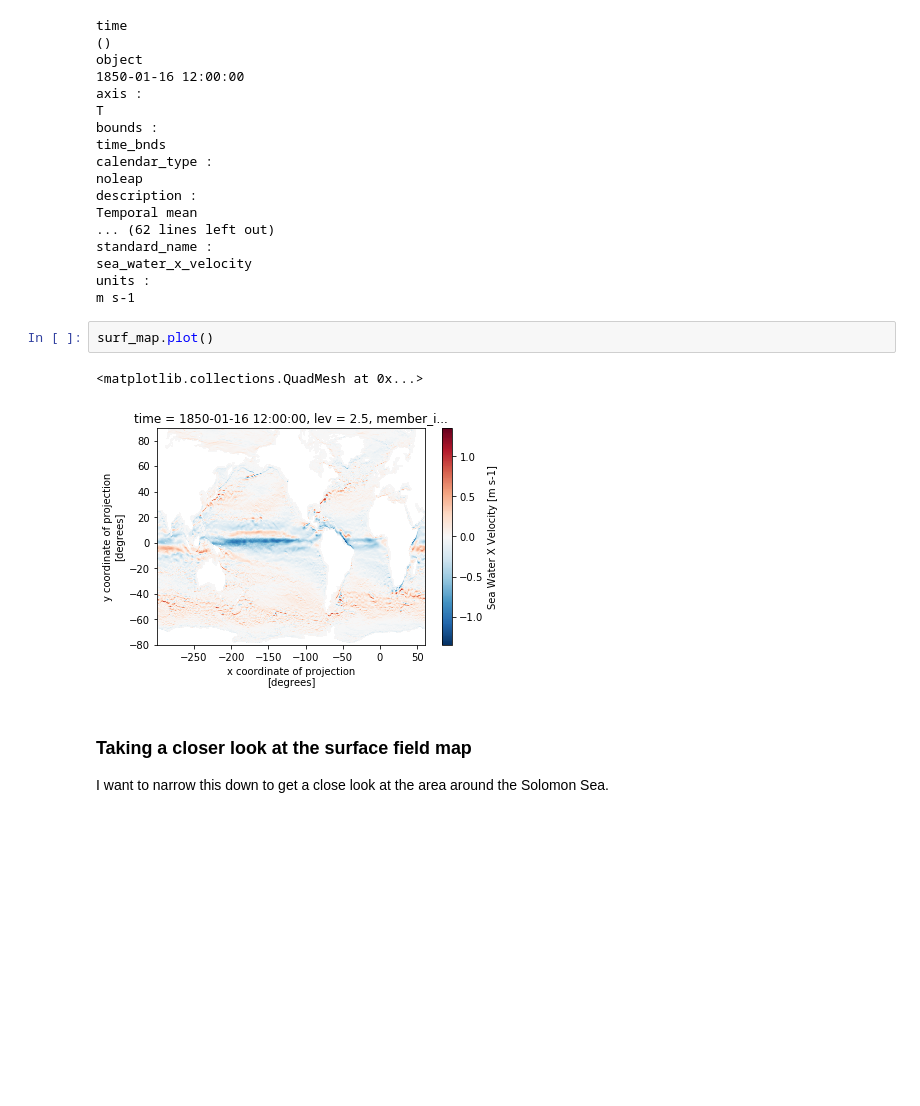
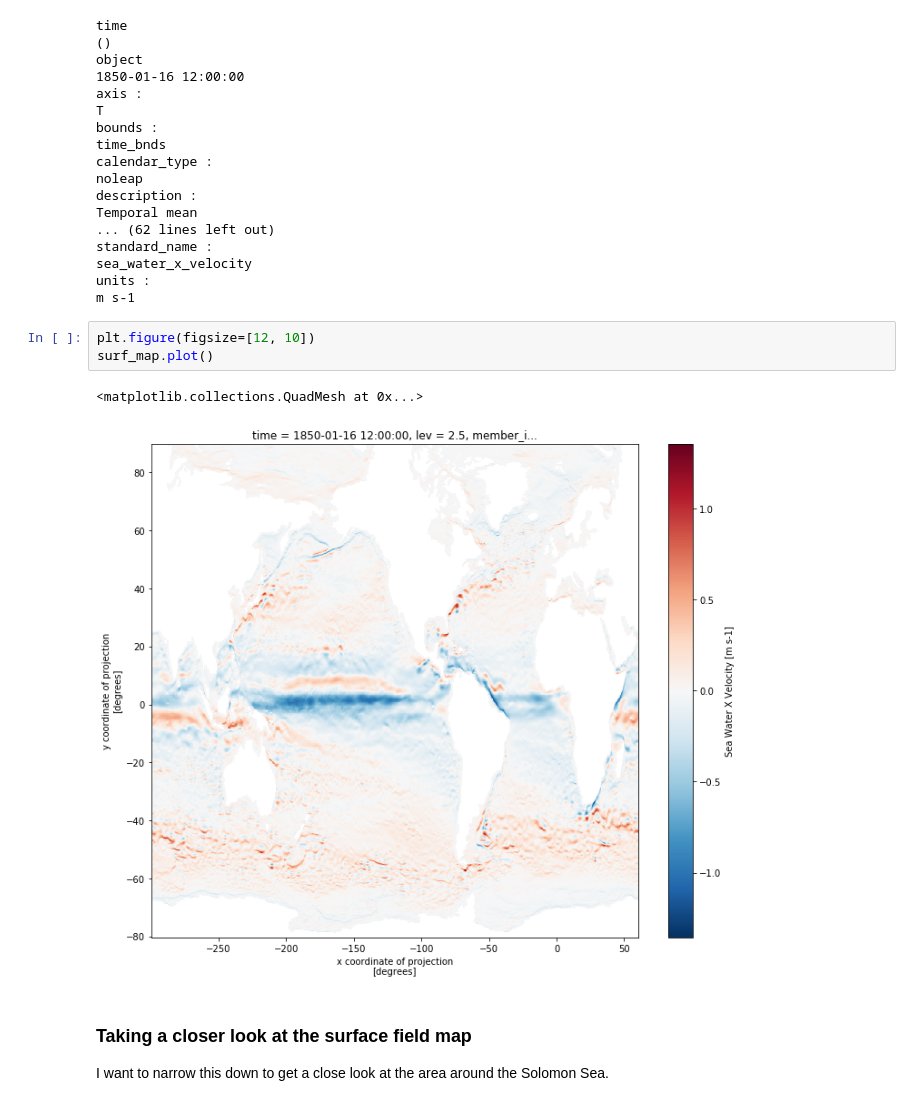
Before and after one commit to disandroa/Example-Notebooks, a Jupyter notebook: Initial Calculations/cm4_vo_plot.ipynb, the cells around one changed output. Saved outputs shown, nothing was run; the diff lists cells and outputs as text; blank space fills up the shorter version.

```diff
--- a/Initial Calculations/cm4_vo_plot.ipynb
+++ b/Initial Calculations/cm4_vo_plot.ipynb
@@ -207,11 +207,12 @@ standard_name :
 sea_water_x_velocity
 units :
 m s-1
-# %%
-surf_map.plot()
-# %% [output]
-<matplotlib.collections.QuadMesh at 0x...>
-[figure, removed]
+# %%
+plt.figure(figsize=[12, 10])
+surf_map.plot()
+# %% [output]
+<matplotlib.collections.QuadMesh at 0x...>
+[figure, added]
 # %% [markdown]
 ### Taking a closer look at the surface field map
 I want to narrow this down to get a close look at the area around the Solomon Sea.
```
Also changed, not shown: parts of 7 cells of this notebook.
